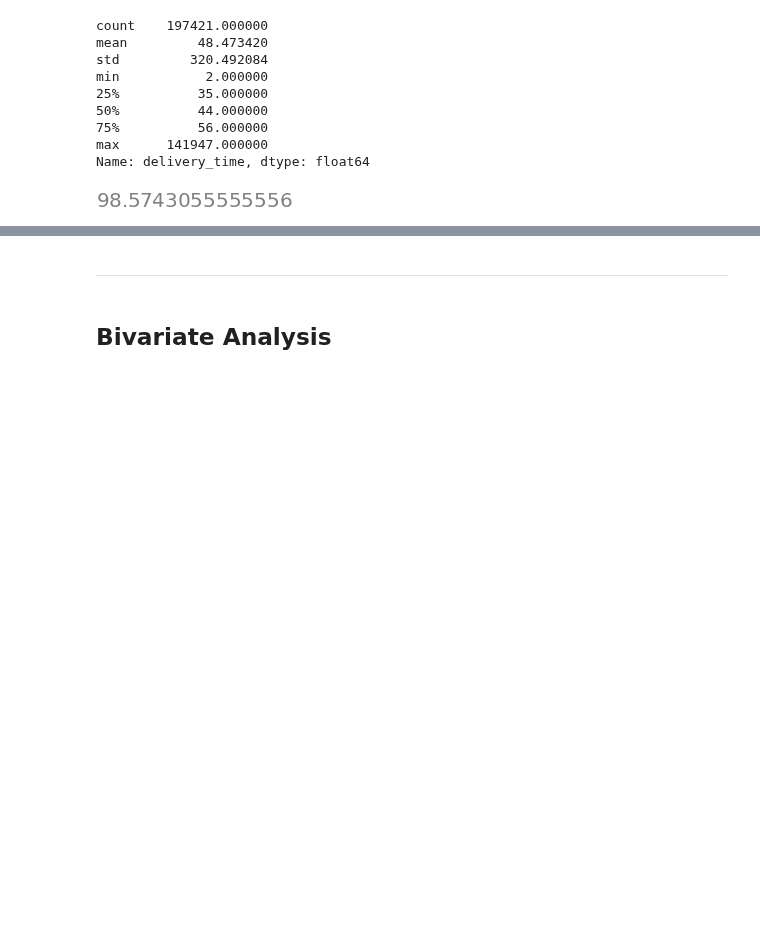
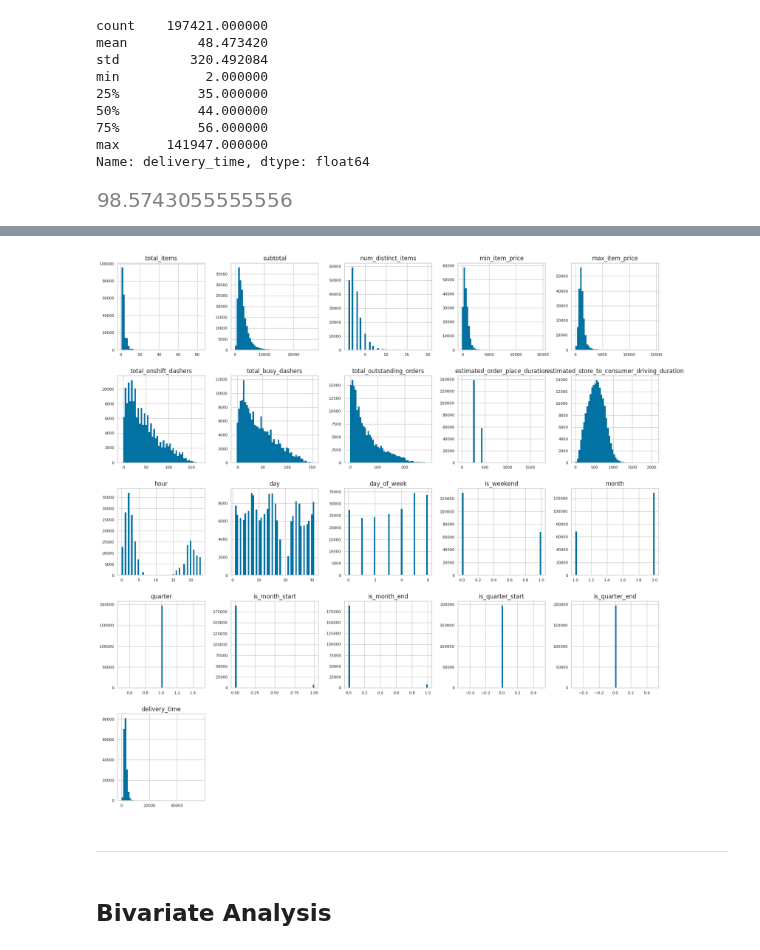
Before and after one commit to mindyng/2023-Business-Projects, a Jupyter notebook: doordash-delivery-time-prediction.ipynb, the cells around one changed output, grey strips where cells are left out. Cells and saved outputs as stored; diff of their text form; code cells hidden in the pictures; blank space fills up the shorter version.

```diff
--- a/doordash-delivery-time-prediction.ipynb
+++ b/doordash-delivery-time-prediction.ipynb
@@ -478,3 +559,30 @@ Name: delivery_time, dtype: float64
+# %%
+nom_nom_df = data[['total_items',
+ 'subtotal',
+ 'num_distinct_items',
+ 'min_item_price',
+ 'max_item_price',
+ 'total_onshift_dashers',
+ 'total_busy_dashers',
+ 'total_outstanding_orders',
+ 'estimated_order_place_duration',
+ 'estimated_store_to_consumer_driving_duration',
+ 'hour',
+ 'day',
+ 'day_of_week',
+ 'is_weekend',
+ 'month',
+ 'quarter',
+ 'is_month_start',
+ 'is_month_end',
+ 'is_quarter_start',
+ 'is_quarter_end',
+ 'delivery_time']]
+# %%
+# Condensed
+nom_nom_df.hist(figsize=(20, 20), bins=50, xlabelsize=8, ylabelsize=8); # ; avoid having the matplotlib verbose informations
+# %% [output]
+[figure, added]
 # %% [markdown]
 ___________
 # %% [markdown]
```
Also changed, not shown: parts of 32 cells of this notebook.
